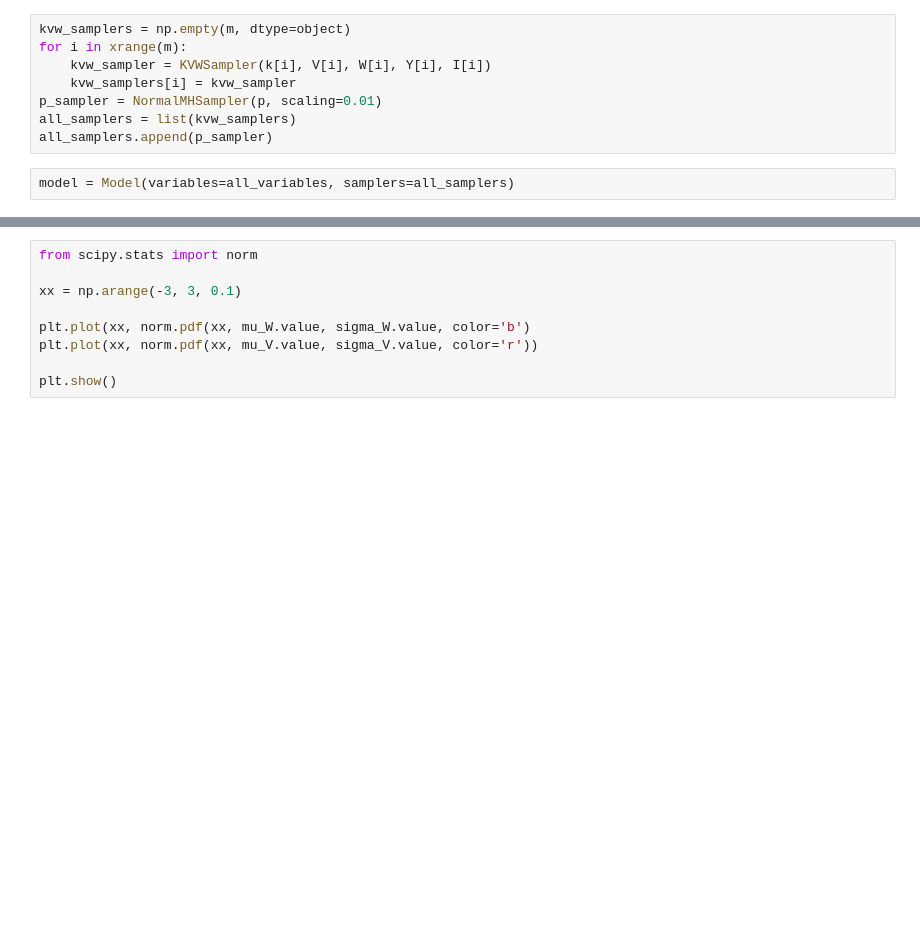
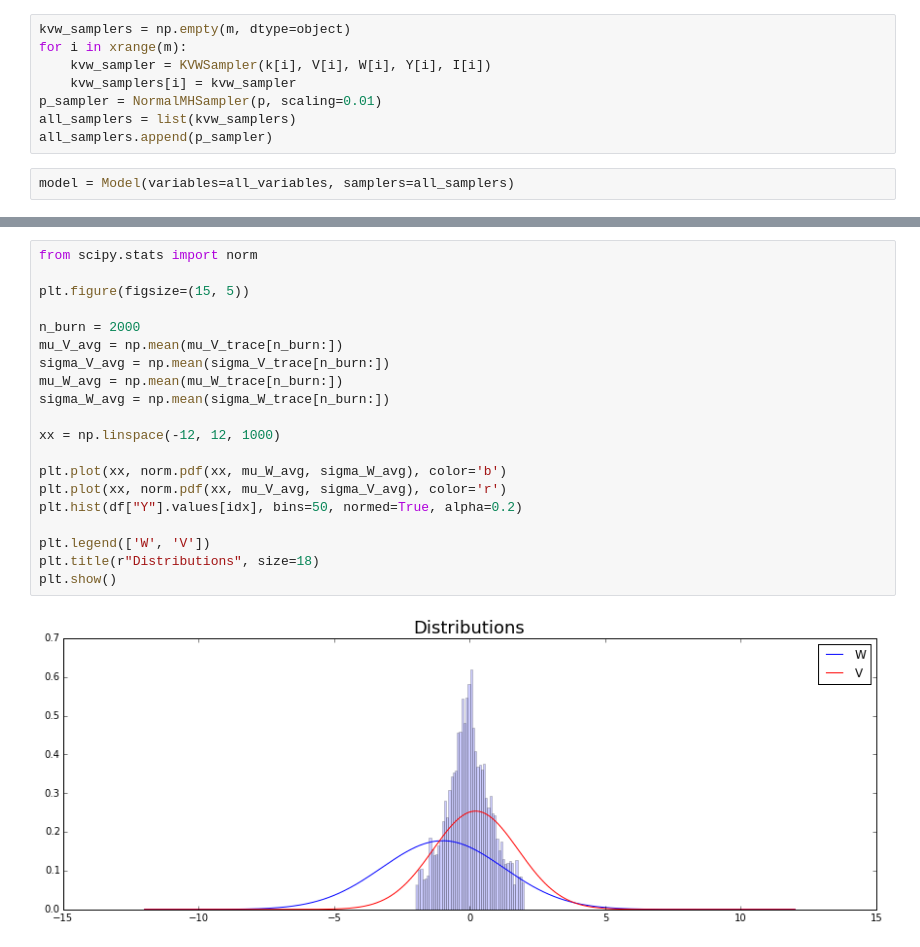
Before and after one commit to CompSquad/qmmc, a Jupyter notebook: examples/GAUSSIAN Extended RFQ model.ipynb, the cells around one changed output, grey strips where cells are left out. Drawn from its saved outputs; the diff is of its cells as text; blank space fills up the shorter version.

```diff
--- a/examples/GAUSSIAN Extended RFQ model.ipynb
+++ b/examples/GAUSSIAN Extended RFQ model.ipynb
@@ -139,9 +140,22 @@ plt.show()
-# %%
-from scipy.stats import norm
-
-xx = np.arange(-3, 3, 0.1)
-
-plt.plot(xx, norm.pdf(xx, mu_W.value, sigma_W.value, color='b')
-plt.plot(xx, norm.pdf(xx, mu_V.value, sigma_V.value, color='r'))
-
-plt.show()
+# %%
+from scipy.stats import norm
+
+plt.figure(figsize=(15, 5))
+
+n_burn = 2000
+mu_V_avg = np.mean(mu_V_trace[n_burn:])
+sigma_V_avg = np.mean(sigma_V_trace[n_burn:])
+mu_W_avg = np.mean(mu_W_trace[n_burn:])
+sigma_W_avg = np.mean(sigma_W_trace[n_burn:])
+
+xx = np.linspace(-12, 12, 1000)
+
+plt.plot(xx, norm.pdf(xx, mu_W_avg, sigma_W_avg), color='b')
+plt.plot(xx, norm.pdf(xx, mu_V_avg, sigma_V_avg), color='r')
+plt.hist(df["Y"].values[idx], bins=50, normed=True, alpha=0.2)
+
+plt.legend(['W', 'V'])
+plt.title(r"Distributions", size=18)
+plt.show()
+# %% [output]
+[figure, added]
```
Also changed, not shown: parts of 5 cells of this notebook, 3 other files.
